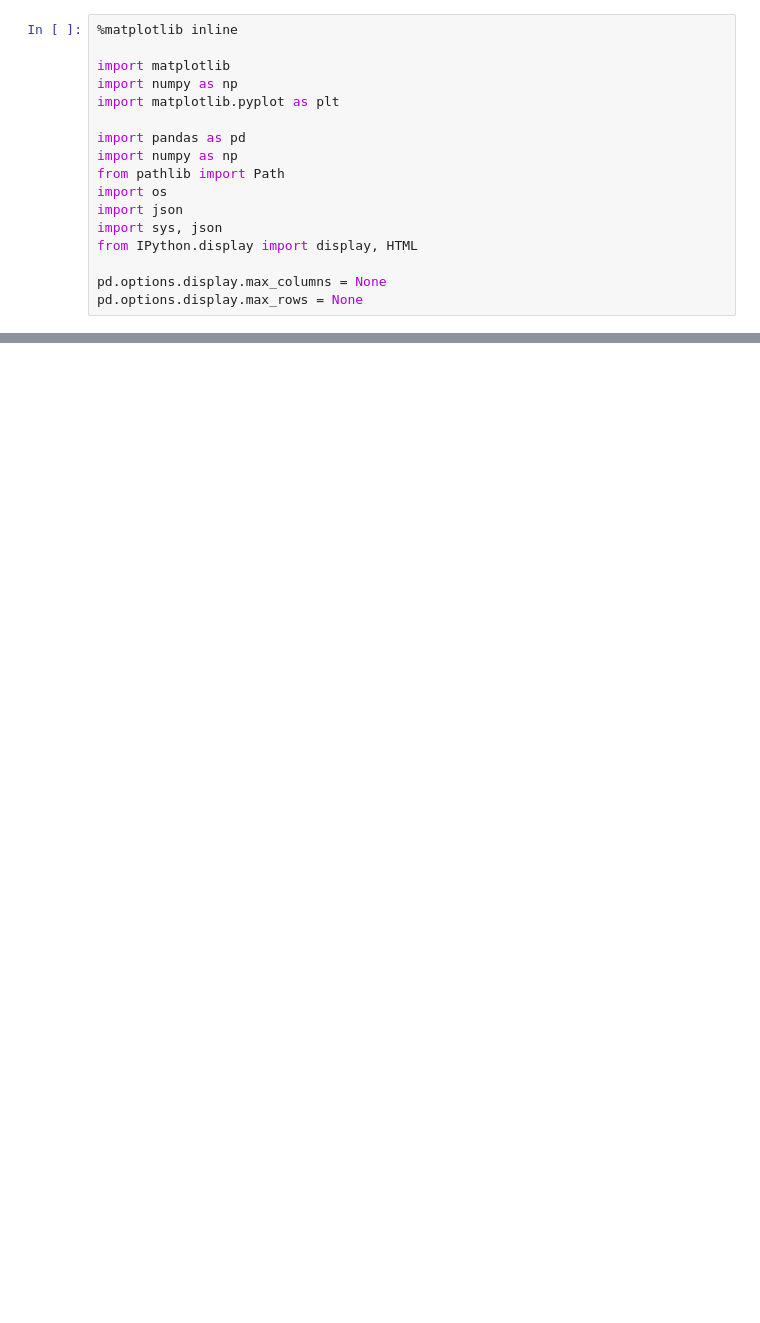
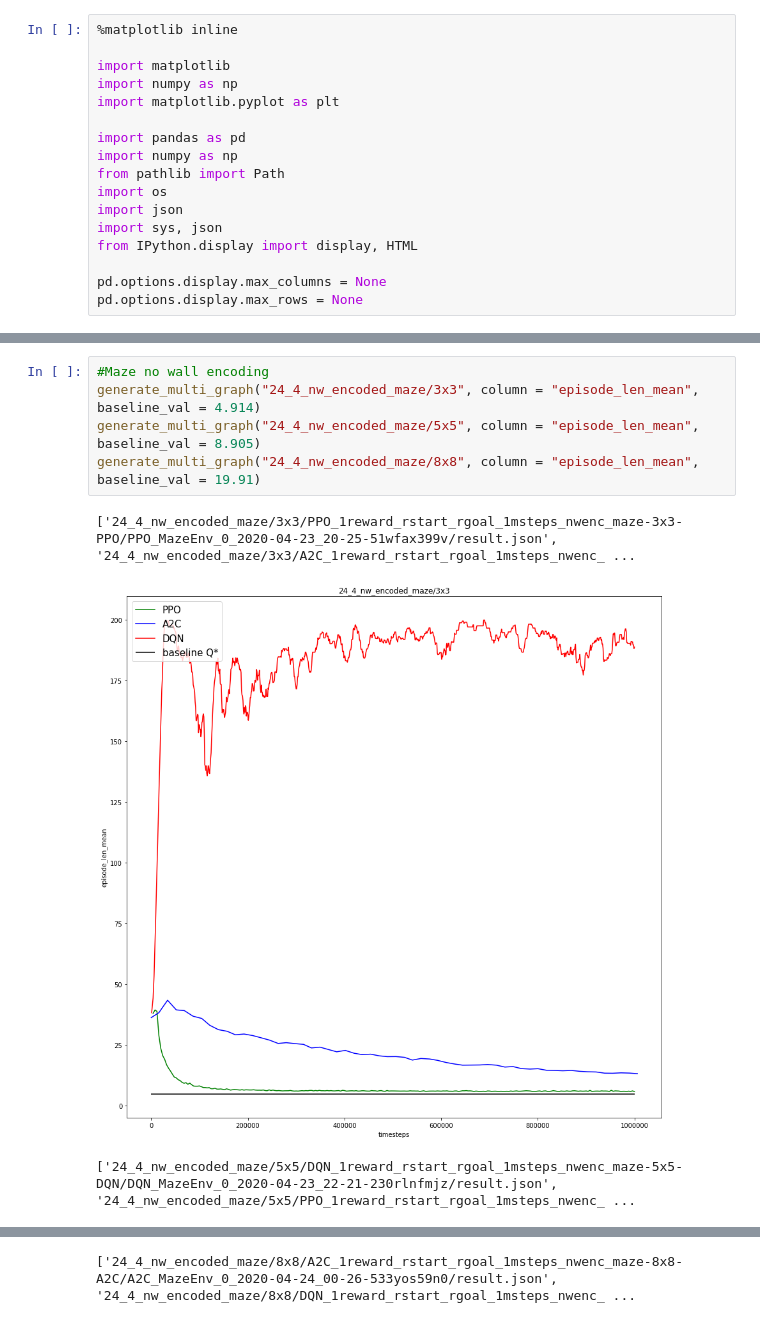
Before and after one commit to kinseyreeves/Deep-RL-Baselines, a Jupyter notebook: results/result_parser.ipynb, the cells around one changed output, grey strips where cells are left out. Saved outputs shown, nothing was run; the diff lists cells and outputs as text; blank space fills up the shorter version.

```diff
--- a/results/result_parser.ipynb
+++ b/results/result_parser.ipynb
@@ -202,0 +185,9 @@ generate_multi_graph("wenc_evader_1r_rsrg_1m/8x8", column = "episode_len_mean",
+# %%
+#Maze no wall encoding
+generate_multi_graph("24_4_nw_encoded_maze/3x3", column = "episode_len_mean", baseline_val = 4.914)
+generate_multi_graph("24_4_nw_encoded_maze/5x5", column = "episode_len_mean", baseline_val = 8.905)
+generate_multi_graph("24_4_nw_encoded_maze/8x8", column = "episode_len_mean", baseline_val = 19.91)
+# %% [output]
+['24_4_nw_encoded_maze/3x3/PPO_1reward_rstart_rgoal_1msteps_nwenc_maze-3x3-PPO/PPO_MazeEnv_0_2020-04-23_20-25-51wfax399v/result.json', '24_4_nw_encoded_maze/3x3/A2C_1reward_rstart_rgoal_1msteps_nwenc_ ...
+[figure, added]
+['24_4_nw_encoded_maze/5x5/DQN_1reward_rstart_rgoal_1msteps_nwenc_maze-5x5-DQN/DQN_MazeEnv_0_2020-04-23_22-21-230rlnfmjz/result.json', '24_4_nw_encoded_maze/5x5/PPO_1reward_rstart_rgoal_1msteps_nwenc_ ...
@@ -202,0 +195 @@ generate_multi_graph("wenc_evader_1r_rsrg_1m/8x8", column = "episode_len_mean",
+['24_4_nw_encoded_maze/8x8/A2C_1reward_rstart_rgoal_1msteps_nwenc_maze-8x8-A2C/A2C_MazeEnv_0_2020-04-24_00-26-533yos59n0/result.json', '24_4_nw_encoded_maze/8x8/DQN_1reward_rstart_rgoal_1msteps_nwenc_ ...
```
Also changed, not shown: parts of 9 cells of this notebook, 8 other files.
